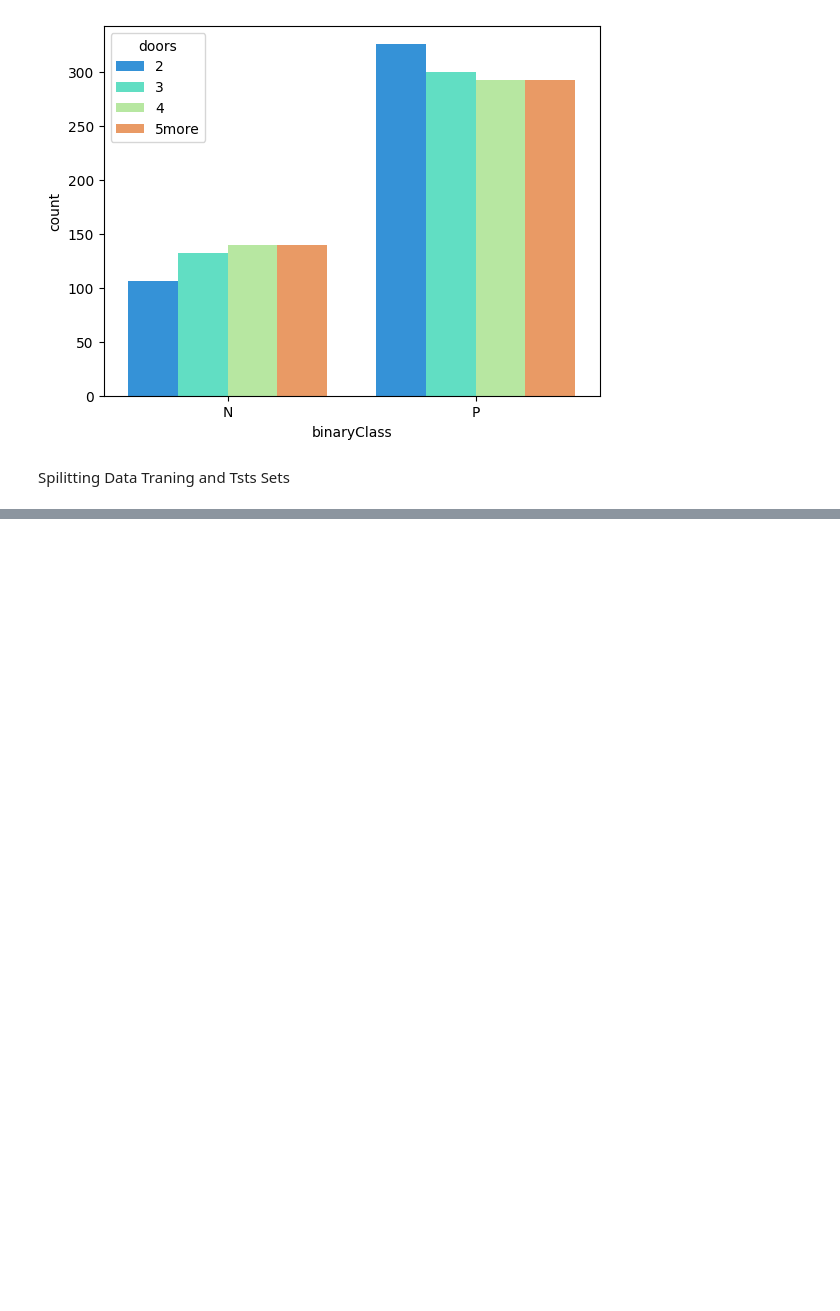
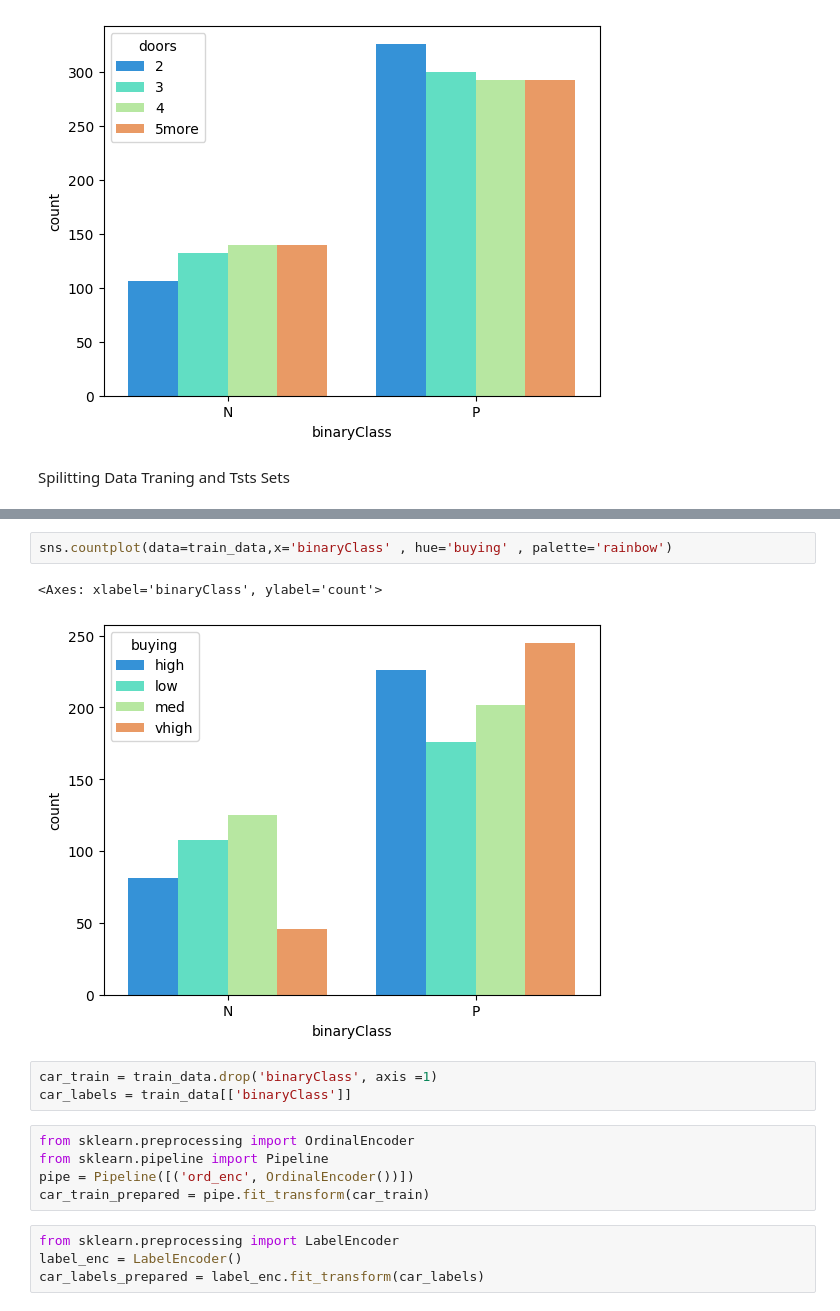
Before and after one commit to farhanaz274/AIML_2303A51377, a Jupyter notebook: Lab_08.ipynb, the cells around one changed output, grey strips where cells are left out. Saved outputs shown, nothing was run; the diff lists cells and outputs as text; blank space fills up the shorter version.

```diff
--- a/Lab_08.ipynb
+++ b/Lab_08.ipynb
@@ -109,0 +155,17 @@ The size of training data_is:      buying  maint  doors persons lug_boot safety
+# %%
+sns.countplot(data=train_data,x='binaryClass' , hue='buying' , palette='rainbow')
+# %% [output]
+<Axes: xlabel='binaryClass', ylabel='count'>
+[figure, added]
+# %%
+car_train = train_data.drop('binaryClass', axis =1)
+car_labels = train_data[['binaryClass']]
+# %%
+from sklearn.preprocessing import OrdinalEncoder
+from sklearn.pipeline import Pipeline
+pipe = Pipeline([('ord_enc', OrdinalEncoder())])
+car_train_prepared = pipe.fit_transform(car_train)
+# %%
+from sklearn.preprocessing import LabelEncoder
+label_enc = LabelEncoder()
+car_labels_prepared = label_enc.fit_transform(car_labels)
```
Also changed, not shown: parts of 8 cells of this notebook.
